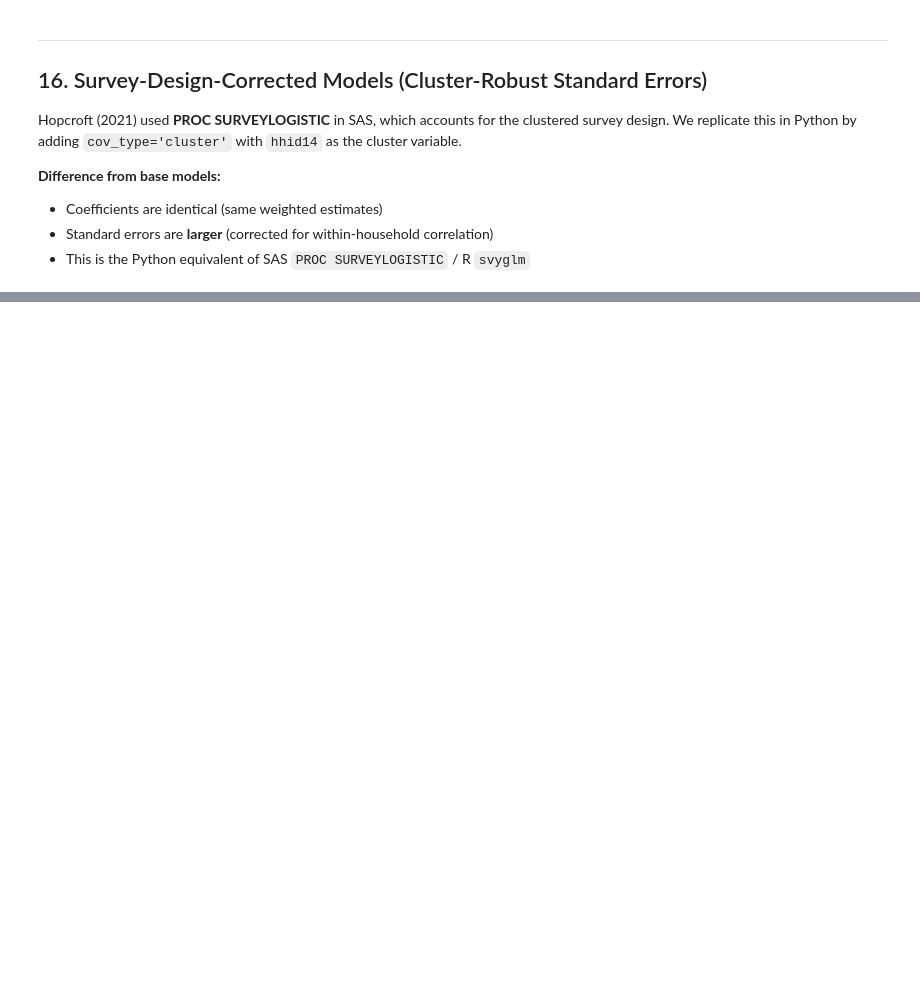
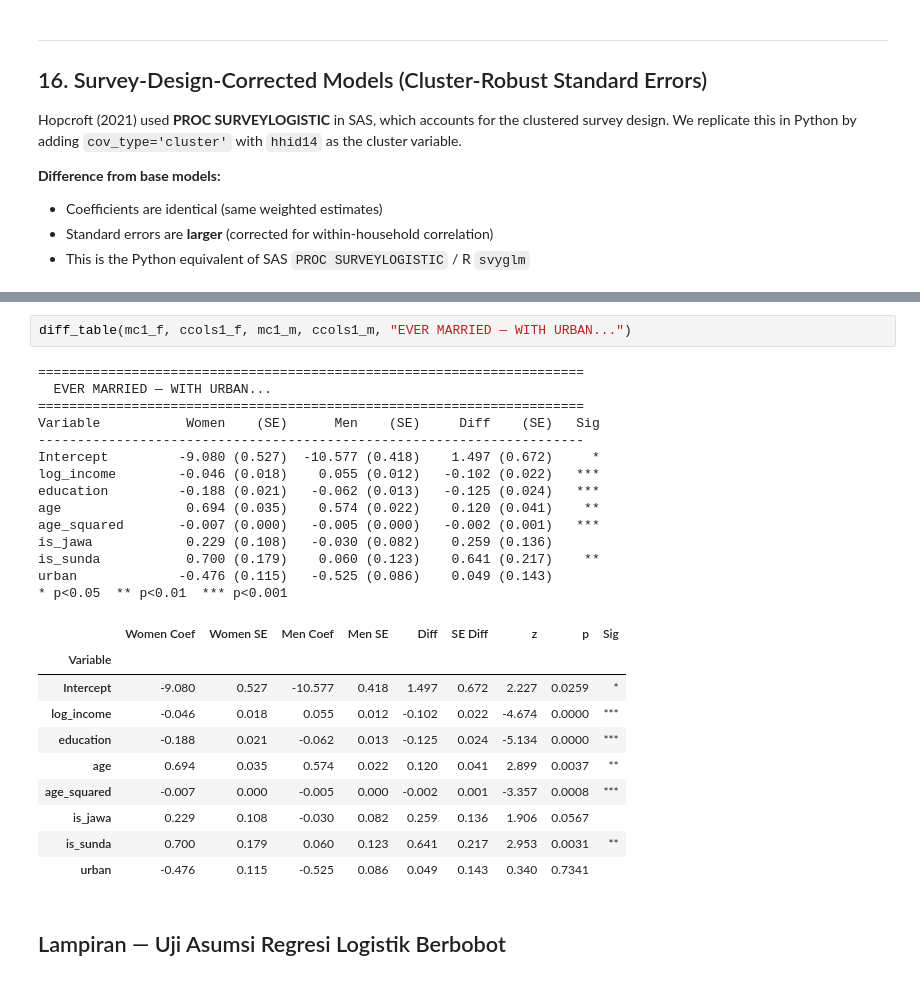
Before and after one commit to Poor1ST/ifls, a Jupyter notebook: process_fix_weighted.ipynb, the cells around one changed output, grey strips where cells are left out. Drawn from its saved outputs; the diff is of its cells as text; blank space fills up the shorter version.

```diff
--- a/process_fix_weighted.ipynb
+++ b/process_fix_weighted.ipynb
@@ -810,0 +1005,29 @@ We replicate this in Python by adding `cov_type='cluster'` with `hhid14` as the
+# %%
+diff_table(mc1_f, ccols1_f, mc1_m, ccols1_m, "EVER MARRIED — WITH URBAN...")
+# %% [output]
+======================================================================
+  EVER MARRIED — WITH URBAN...
+======================================================================
+Variable           Women    (SE)      Men    (SE)     Diff    (SE)   Sig
+----------------------------------------------------------------------
+Intercept         -9.080 (0.527)  -10.577 (0.418)    1.497 (0.672)     *
+log_income        -0.046 (0.018)    0.055 (0.012)   -0.102 (0.022)   ***
+education         -0.188 (0.021)   -0.062 (0.013)   -0.125 (0.024)   ***
+age                0.694 (0.035)    0.574 (0.022)    0.120 (0.041)    **
+age_squared       -0.007 (0.000)   -0.005 (0.000)   -0.002 (0.001)   ***
+is_jawa            0.229 (0.108)   -0.030 (0.082)    0.259 (0.136)
+is_sunda           0.700 (0.179)    0.060 (0.123)    0.641 (0.217)    **
+urban             -0.476 (0.115)   -0.525 (0.086)    0.049 (0.143)
+* p<0.05  ** p<0.01  *** p<0.001
+|  | Women Coef | Women SE | Men Coef | Men SE | Diff | SE Diff | z | p | Sig |
+| Variable |  |  |  |  |  |  |  |  |  |
+| Intercept | -9.080 | 0.527 | -10.577 | 0.418 | 1.497 | 0.672 | 2.227 | 0.0259 | * |
+| log_income | -0.046 | 0.018 | 0.055 | 0.012 | -0.102 | 0.022 | -4.674 | 0.0000 | *** |
+| education | -0.188 | 0.021 | -0.062 | 0.013 | -0.125 | 0.024 | -5.134 | 0.0000 | *** |
+| age | 0.694 | 0.035 | 0.574 | 0.022 | 0.120 | 0.041 | 2.899 | 0.0037 | ** |
+| age_squared | -0.007 | 0.000 | -0.005 | 0.000 | -0.002 | 0.001 | -3.357 | 0.0008 | *** |
+| is_jawa | 0.229 | 0.108 | -0.030 | 0.082 | 0.259 | 0.136 | 1.906 | 0.0567 |  |
+| is_sunda | 0.700 | 0.179 | 0.060 | 0.123 | 0.641 | 0.217 | 2.953 | 0.0031 | ** |
+| urban | -0.476 | 0.115 | -0.525 | 0.086 | 0.049 | 0.143 | 0.340 | 0.7341 |  |
+# %% [markdown]
+## Lampiran — Uji Asumsi Regresi Logistik Berbobot
```
Also changed, not shown: parts of 41 cells of this notebook, 38 other files.
